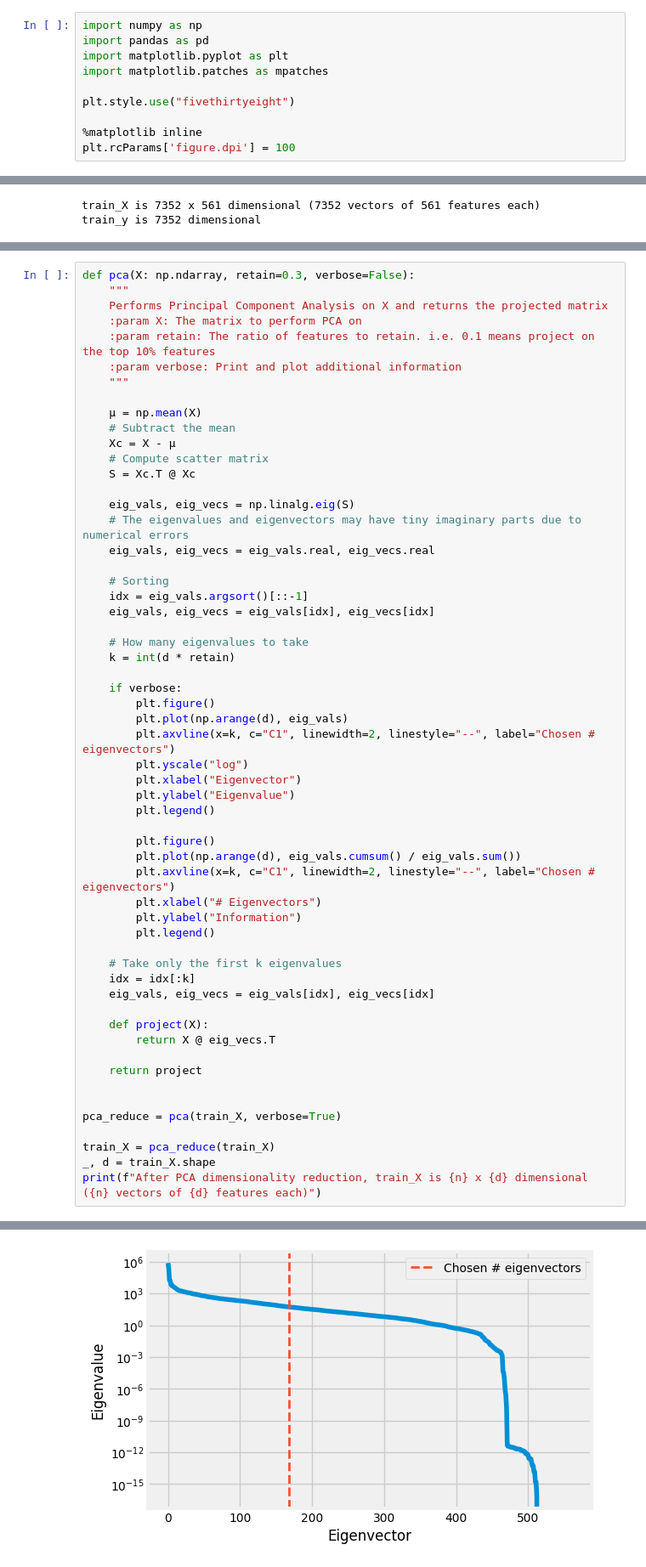
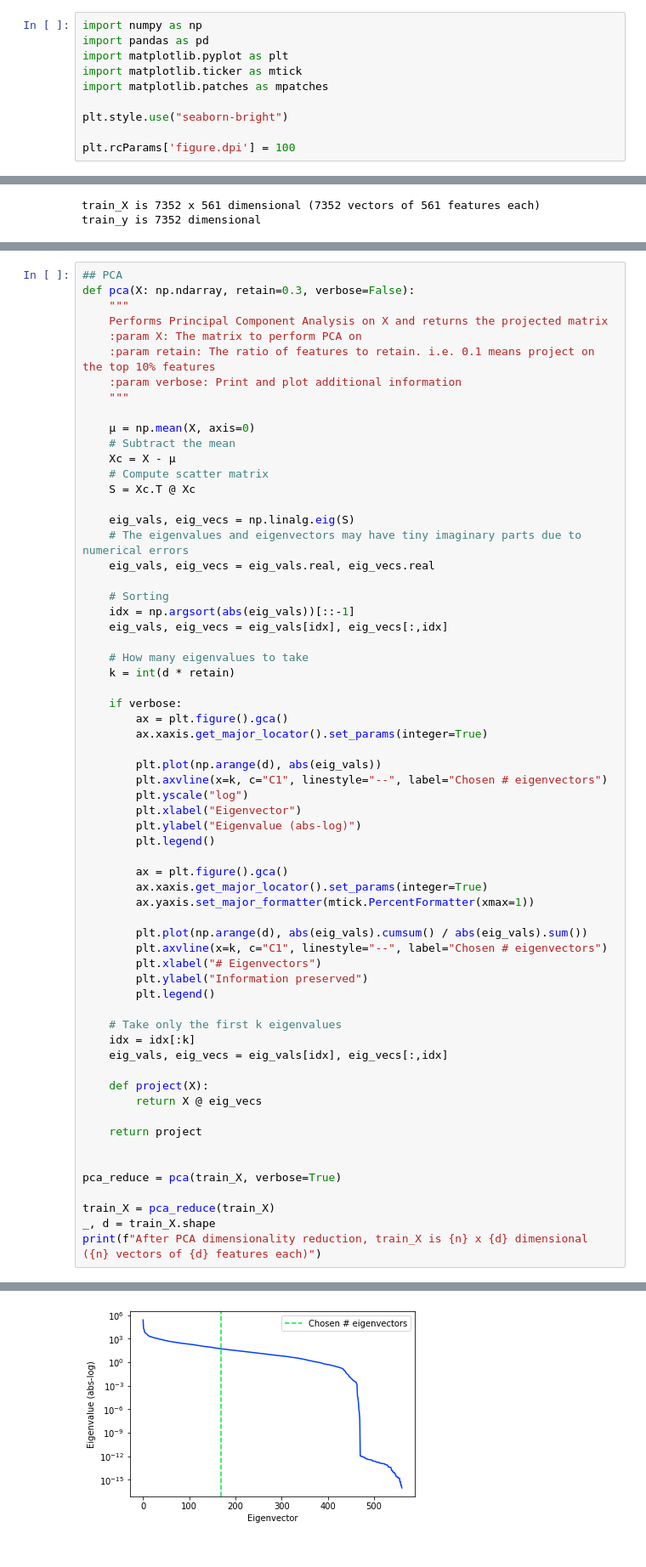
Before and after one commit to eliaperantoni/ml_project, a Jupyter notebook: main.ipynb, the cells around one changed output, grey strips where cells are left out. Shown at 85% size. Saved outputs shown, nothing was run; the diff lists cells and outputs as text.

Commit message:
Fix eigen-stuff and added LDA

```diff
--- a/main.ipynb
+++ b/main.ipynb
@@ -4,11 +4,11 @@
 import numpy as np
 import pandas as pd
 import matplotlib.pyplot as plt
+import matplotlib.ticker as mtick
 import matplotlib.patches as mpatches
 
-plt.style.use("fivethirtyeight")
+plt.style.use("seaborn-bright")
 
-%matplotlib inline
 plt.rcParams['figure.dpi'] = 100
 # %%
 train = pd.read_csv("train.csv")
@@ -42,6 +42,7 @@ class ClassMapper:
 cm = ClassMapper(train_y)
 train_y = cm.transform(train_y)
 # %%
+## PCA
 def pca(X: np.ndarray, retain=0.3, verbose=False):
     """
     Performs Principal Component Analysis on X and returns the projected matrix
@@ -50,7 +51,7 @@ def pca(X: np.ndarray, retain=0.3, verbose=False):
     :param verbose: Print and plot additional information
     """
 
-    μ = np.mean(X)
+    μ = np.mean(X, axis=0)
     # Subtract the mean
     Xc = X - μ
     # Compute scatter matrix
@@ -61,43 +62,48 @@ def pca(X: np.ndarray, retain=0.3, verbose=False):
     eig_vals, eig_vecs = eig_vals.real, eig_vecs.real
 
     # Sorting
-    idx = eig_vals.argsort()[::-1]
-    eig_vals, eig_vecs = eig_vals[idx], eig_vecs[idx]
+    idx = np.argsort(abs(eig_vals))[::-1]
+    eig_vals, eig_vecs = eig_vals[idx], eig_vecs[:,idx]
 
     # How many eigenvalues to take
     k = int(d * retain)
 
     if verbose:
-        plt.figure()
-        plt.plot(np.arange(d), eig_vals)
-        plt.axvline(x=k, c="C1", linewidth=2, linestyle="--", label="Chosen # eigenvectors")
+        ax = plt.figure().gca()
+        ax.xaxis.get_major_locator().set_params(integer=True)
+
+        plt.plot(np.arange(d), abs(eig_vals))
+        plt.axvline(x=k, c="C1", linestyle="--", label="Chosen # eigenvectors")
         plt.yscale("log")
         plt.xlabel("Eigenvector")
-        plt.ylabel("Eigenvalue")
+        plt.ylabel("Eigenvalue (abs-log)")
         plt.legend()
 
-        plt.figure()
-        plt.plot(np.arange(d), eig_vals.cumsum() / eig_vals.sum())
-        plt.axvline(x=k, c="C1", linewidth=2, linestyle="--", label="Chosen # eigenvectors")
+        ax = plt.figure().gca()
+        ax.xaxis.get_major_locator().set_params(integer=True)
+        ax.yaxis.set_major_formatter(mtick.PercentFormatter(xmax=1))
+
+        plt.plot(np.arange(d), abs(eig_vals).cumsum() / abs(eig_vals).sum())
+        plt.axvline(x=k, c="C1", linestyle="--", label="Chosen # eigenvectors")
         plt.xlabel("# Eigenvectors")
-        plt.ylabel("Information")
+        plt.ylabel("Information preserved")
         plt.legend()
 
     # Take only the first k eigenvalues
     idx = idx[:k]
-    eig_vals, eig_vecs = eig_vals[idx], eig_vecs[idx]
+    eig_vals, eig_vecs = eig_vals[idx], eig_vecs[:,idx]
 
     def project(X):
-        return X @ eig_vecs.T
+        return X @ eig_vecs
 
     return project
 
 
 pca_reduce = pca(train_X, verbose=True)
 
 train_X = pca_reduce(train_X)
 _, d = train_X.shape
 print(f"After PCA dimensionality reduction, train_X is {n} x {d} dimensional ({n} vectors of {d} features each)")
 # %% [output]
 After PCA dimensionality reduction, train_X is 7352 x 168 dimensional (7352 vectors of 168 features each)
-[figure, old version]
+[figure, new version]
```
Also changed, not shown: parts of 9 cells of this notebook.
